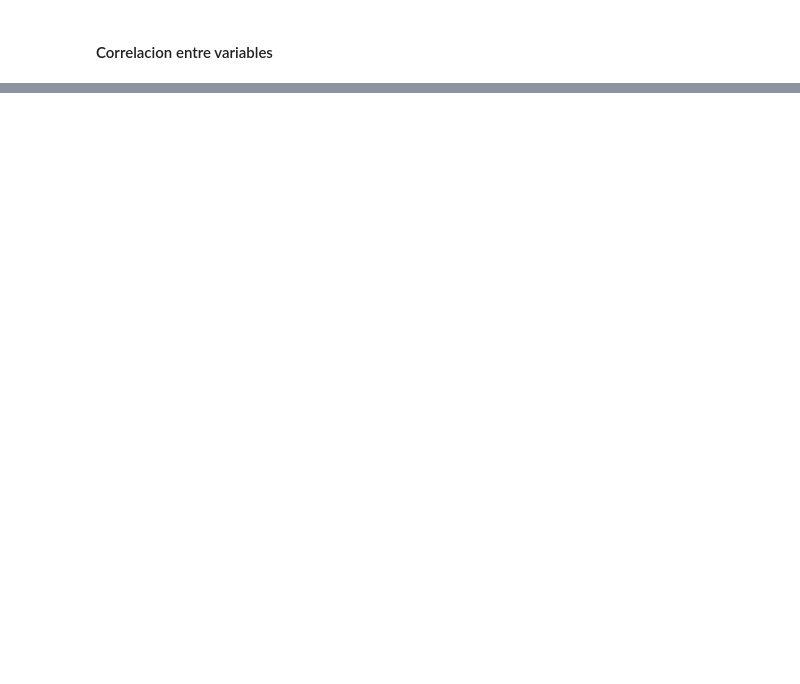
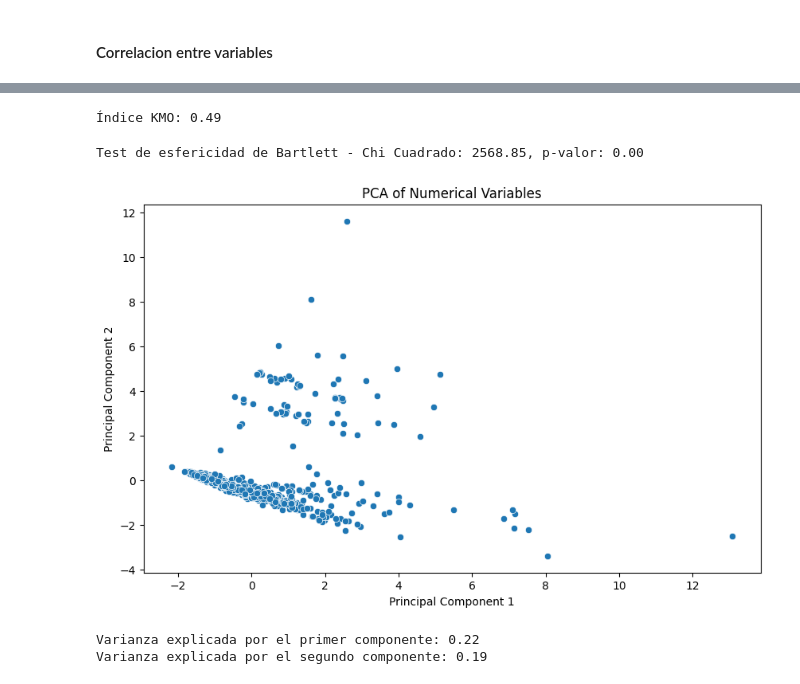
Before and after one commit to carrillo21108/Data-Science-Labs, a Jupyter notebook: Lab1.ipynb, the cells around one changed output, grey strips where cells are left out. Cells and saved outputs as stored; diff of their text form; code cells hidden in the pictures; blank space fills up the shorter version.

```diff
--- a/Lab1.ipynb
+++ b/Lab1.ipynb
@@ -236,0 +340,42 @@ plt.show()
+# %%
+#Selección de columnas numéricas
+numerical_df = df[numerical_columns]
+# %%
+# Normalización de los datos
+scaler = StandardScaler()
+scaled_data = scaler.fit_transform(numerical_df)
+# %%
+#Calcular el índice KMO
+kmo_all, kmo_model = calculate_kmo(scaled_data)
+print(f'Índice KMO: {kmo_model:.2f}')
+# %% [output]
+Índice KMO: 0.49
+# %%
+# Calcular el test de esfericidad de Bartlett
+bartlett_chi_square, bartlett_p_value = calculate_bartlett_sphericity(scaled_data)
+print(f'Test de esfericidad de Bartlett - Chi Cuadrado: {bartlett_chi_square:.2f}, p-valor: {bartlett_p_value:.2f}')
+# %% [output]
+Test de esfericidad de Bartlett - Chi Cuadrado: 2568.85, p-valor: 0.00
+# %%
+# Realizar PCA
+pca = PCA(n_components=2)
+principal_components = pca.fit_transform(scaled_data)
+# %%
+# DataFrame con los componentes principales
+pca_df = pd.DataFrame(data=principal_components, columns=['Principal Component 1', 'Principal Component 2'])
+# %%
+# Visualización de los componentes principales
+plt.figure(figsize=(10, 6))
+sns.scatterplot(x='Principal Component 1', y='Principal Component 2', data=pca_df)
+plt.title('PCA of Numerical Variables')
+plt.show()
+# %% [output]
+[figure, added]
+# %%
+# Evaluación de la varianza explicada
+explained_variance = pca.explained_variance_ratio_
+print(f'Varianza explicada por el primer componente: {explained_variance[0]:.2f}')
+print(f'Varianza explicada por el segundo componente: {explained_variance[1]:.2f}')
+# %% [output]
+Varianza explicada por el primer componente: 0.22
+Varianza explicada por el segundo componente: 0.19
```
Also changed, not shown: parts of 21 cells of this notebook.
